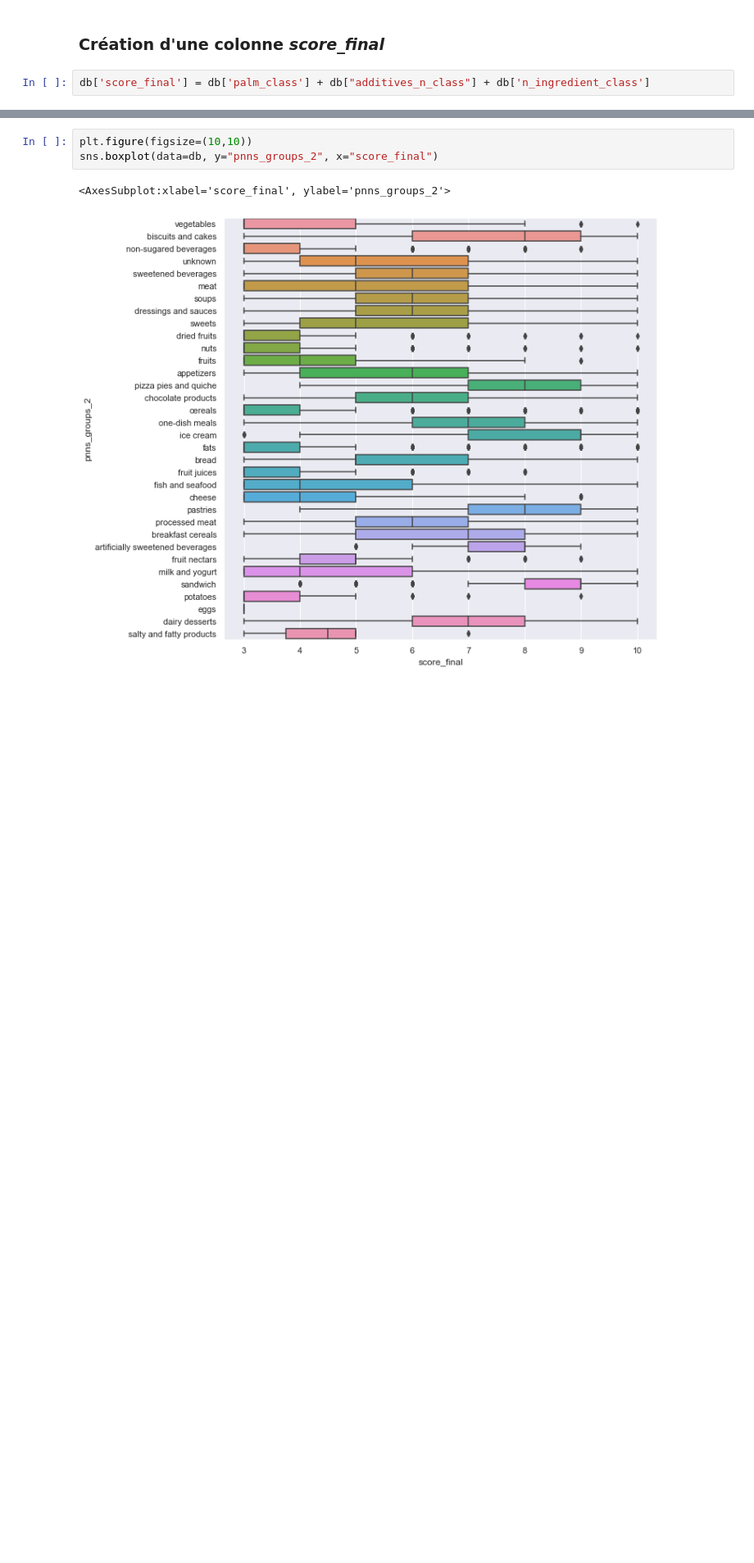
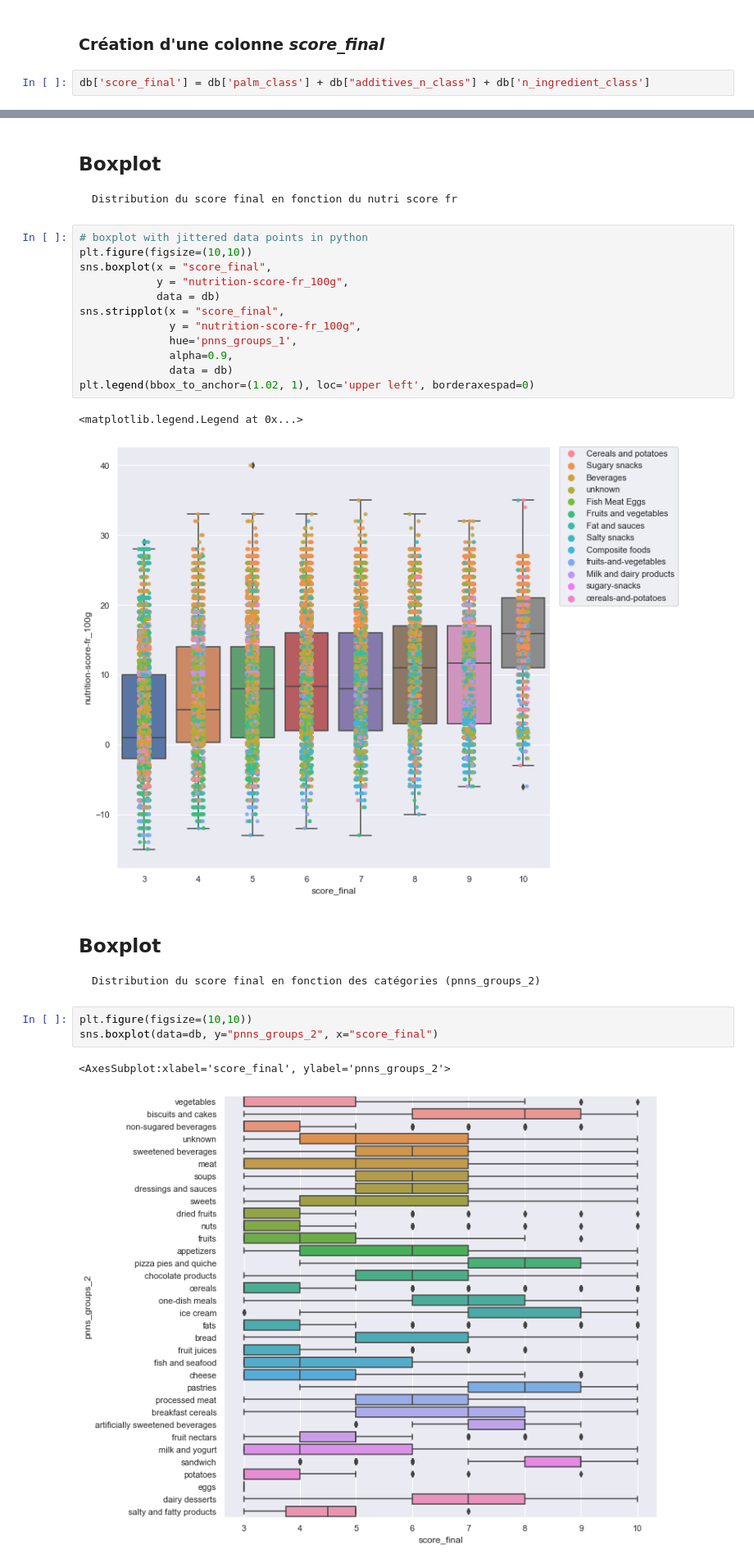
Before and after one commit to ArhurK/P3-Concevez-une-application-au-service-de-la-sante-publique, a Jupyter notebook: P3.ipynb, the cells around one changed output, grey strips where cells are left out. Shown at 82% size. Cells and saved outputs as stored; diff of their text form; blank space fills up the shorter version.

```diff
--- a/P3.ipynb
+++ b/P3.ipynb
@@ -1174,3 +1188,24 @@ db.score_final.nunique()
+# %% [markdown]
+## Boxplot
+    Distribution du score final en fonction du nutri score fr
+# %%
+# boxplot with jittered data points in python
+plt.figure(figsize=(10,10))
+sns.boxplot(x = "score_final",
+            y = "nutrition-score-fr_100g",
+            data = db)
+sns.stripplot(x = "score_final",
+              y = "nutrition-score-fr_100g",
+              hue='pnns_groups_1',
+              alpha=0.9,
+              data = db)
+plt.legend(bbox_to_anchor=(1.02, 1), loc='upper left', borderaxespad=0)
+# %% [output]
+<matplotlib.legend.Legend at 0x...>
+[figure, added]
+# %% [markdown]
+## Boxplot
+    Distribution du score final en fonction des catégories (pnns_groups_2)
 # %%
 plt.figure(figsize=(10,10))
 sns.boxplot(data=db, y="pnns_groups_2", x="score_final")
```
Also changed, not shown: parts of 56 cells of this notebook.
